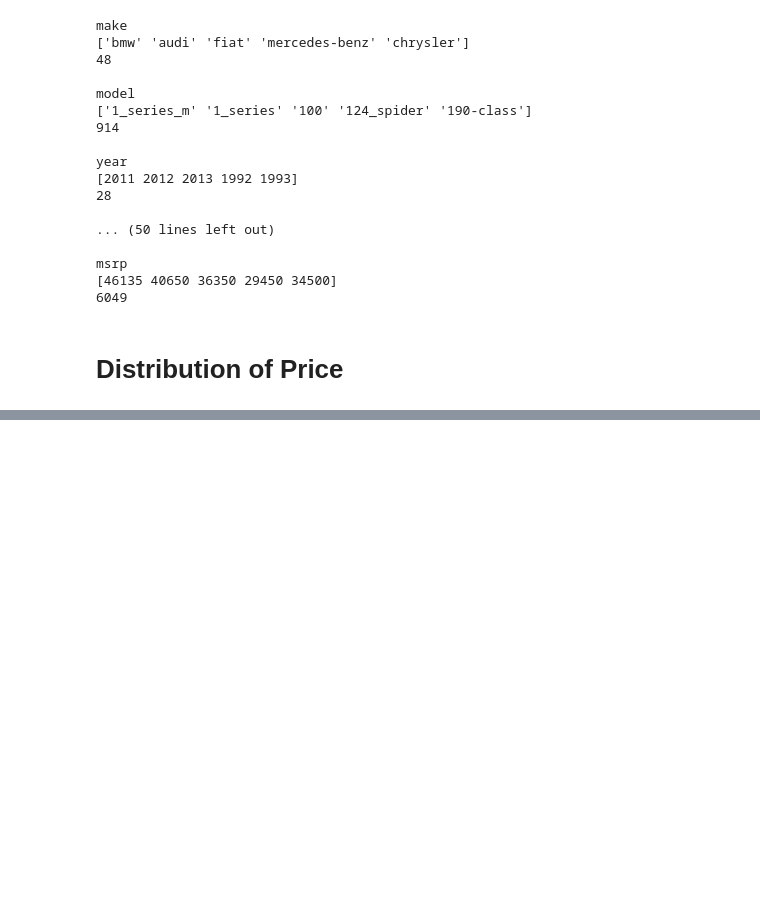
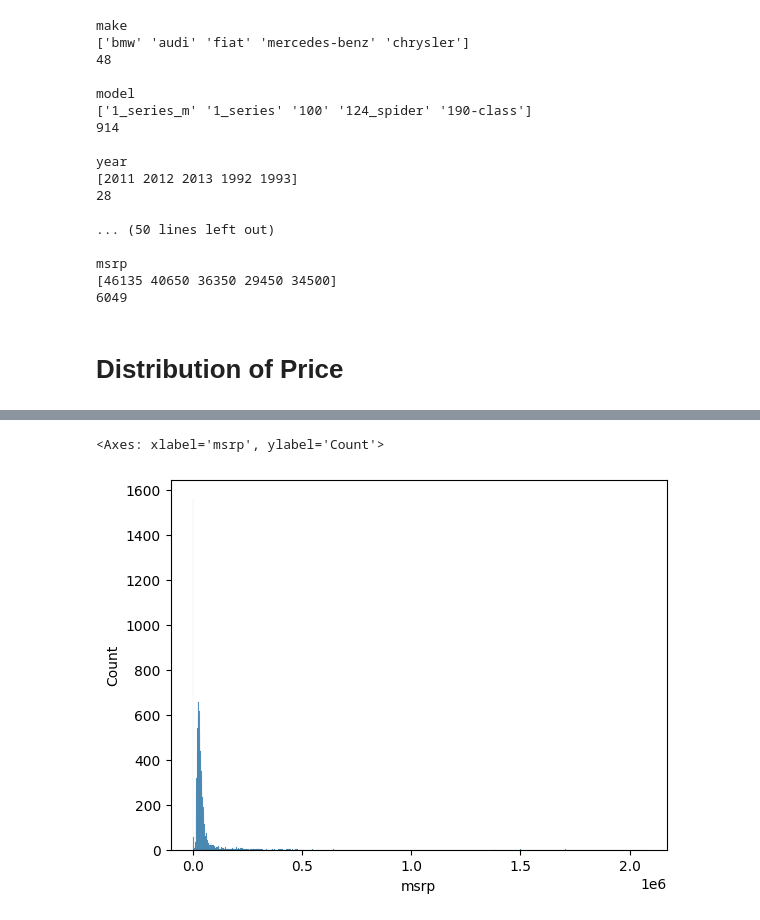
Before and after one commit to vincentainatech/machine-learning-zoomcamp-homework, a Jupyter notebook: 02-Regression/car-price-prediction.ipynb, the cells around one changed output, grey strips where cells are left out. Cells and saved outputs as stored; diff of their text form; code cells hidden in the pictures; blank space fills up the shorter version.

```diff
--- a/02-Regression/car-price-prediction.ipynb
+++ b/02-Regression/car-price-prediction.ipynb
@@ -249,0 +273,6 @@ msrp
+# %%
+#plotting the histogram of MSRP(manufacturer's suggested retail price)
+sns.histplot(df.msrp)
+# %% [output]
+<Axes: xlabel='msrp', ylabel='Count'>
+[figure, added]
```
Also changed, not shown: parts of 13 cells of this notebook.
